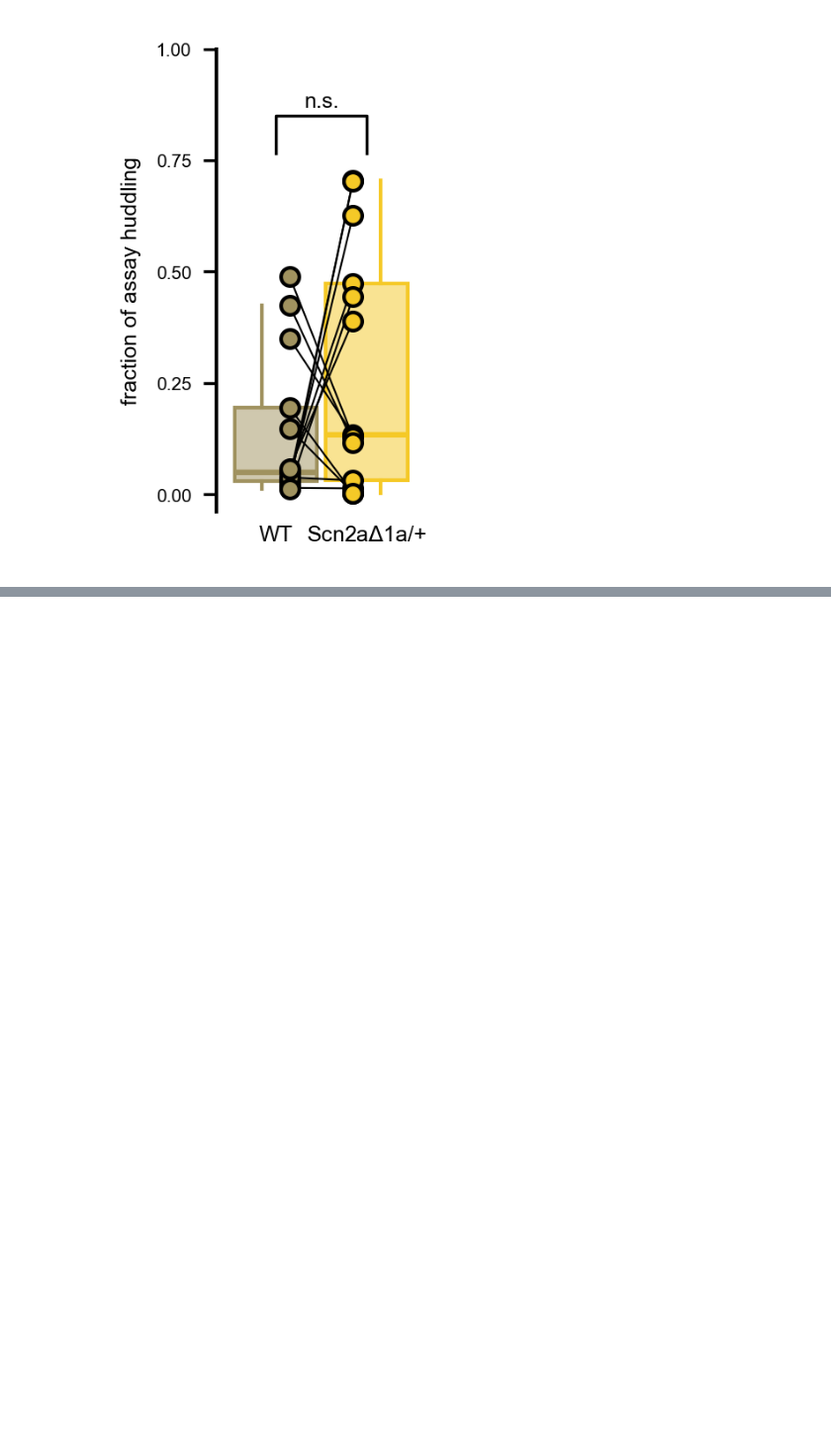
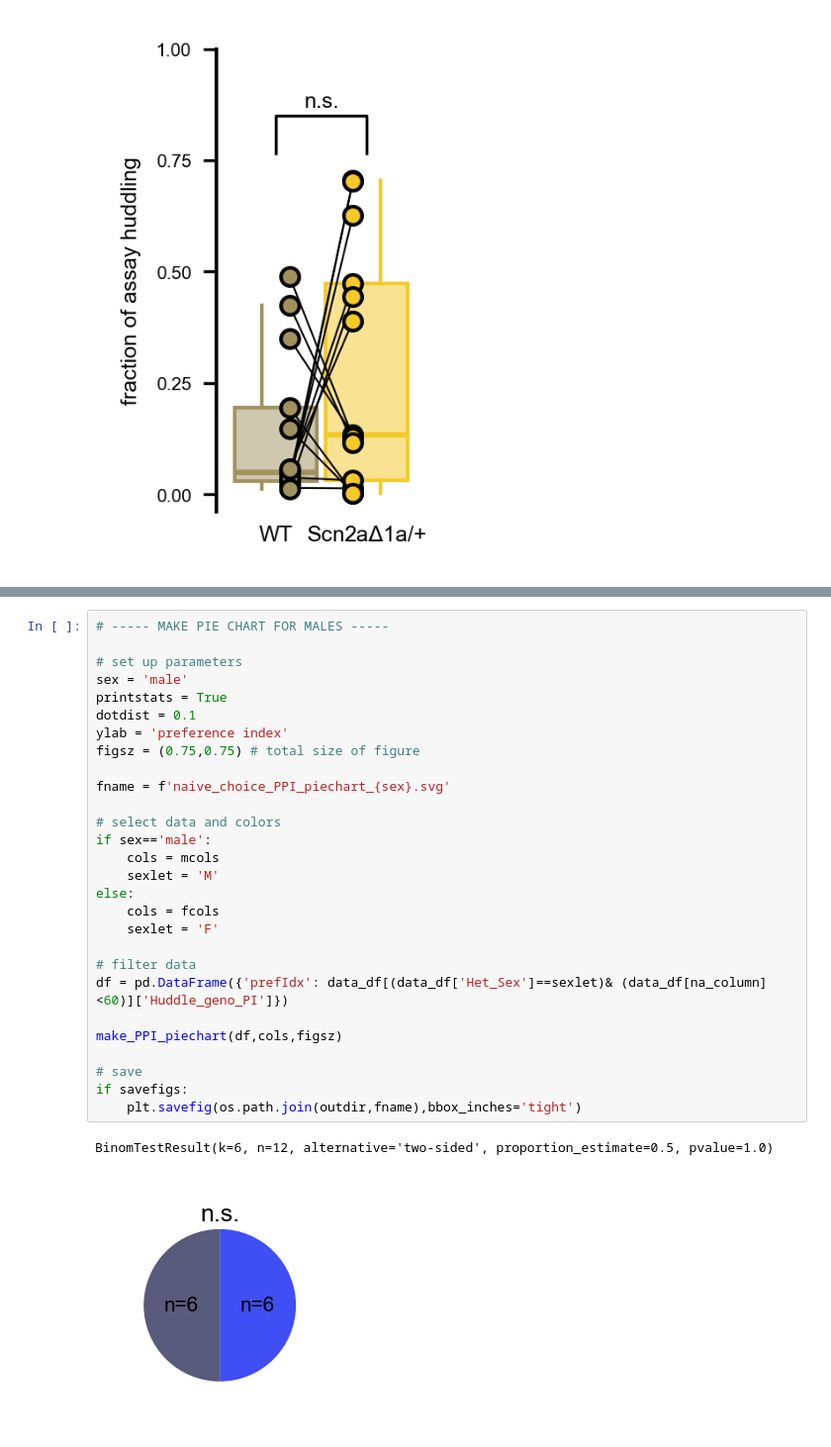
Before and after one commit to nhoglen/scn2a-paper-GWJSNH-code, a Jupyter notebook: naive_choice/20260302_proto_manuscript-plots-v2.ipynb, the cells around one changed output, grey strips where cells are left out. Shown at 99% size. Saved outputs shown, nothing was run; the diff lists cells and outputs as text; blank space fills up the shorter version.

```diff
--- a/naive_choice/20260302_proto_manuscript-plots-v2.ipynb
+++ b/naive_choice/20260302_proto_manuscript-plots-v2.ipynb
@@ -301,0 +491,31 @@ if savefigs:
+# %%
+# ----- MAKE PIE CHART FOR MALES -----
+
+# set up parameters
+sex = 'male'
+printstats = True
+dotdist = 0.1
+ylab = 'preference index'
+figsz = (0.75,0.75) # total size of figure
+
+fname = f'naive_choice_PPI_piechart_{sex}.svg'
+
+# select data and colors
+if sex=='male':
+    cols = mcols
+    sexlet = 'M'
+else:
+    cols = fcols
+    sexlet = 'F'
+
+# filter data
+df = pd.DataFrame({'prefIdx': data_df[(data_df['Het_Sex']==sexlet)& (data_df[na_column]<60)]['Huddle_geno_PI']})
+
+make_PPI_piechart(df,cols,figsz)
+
+# save
+if savefigs:
+    plt.savefig(os.path.join(outdir,fname),bbox_inches='tight')
+# %% [output]
+BinomTestResult(k=6, n=12, alternative='two-sided', proportion_estimate=0.5, pvalue=1.0)
+[figure, added]
```
Also changed, not shown: parts of 11 cells of this notebook, 6 other files.
